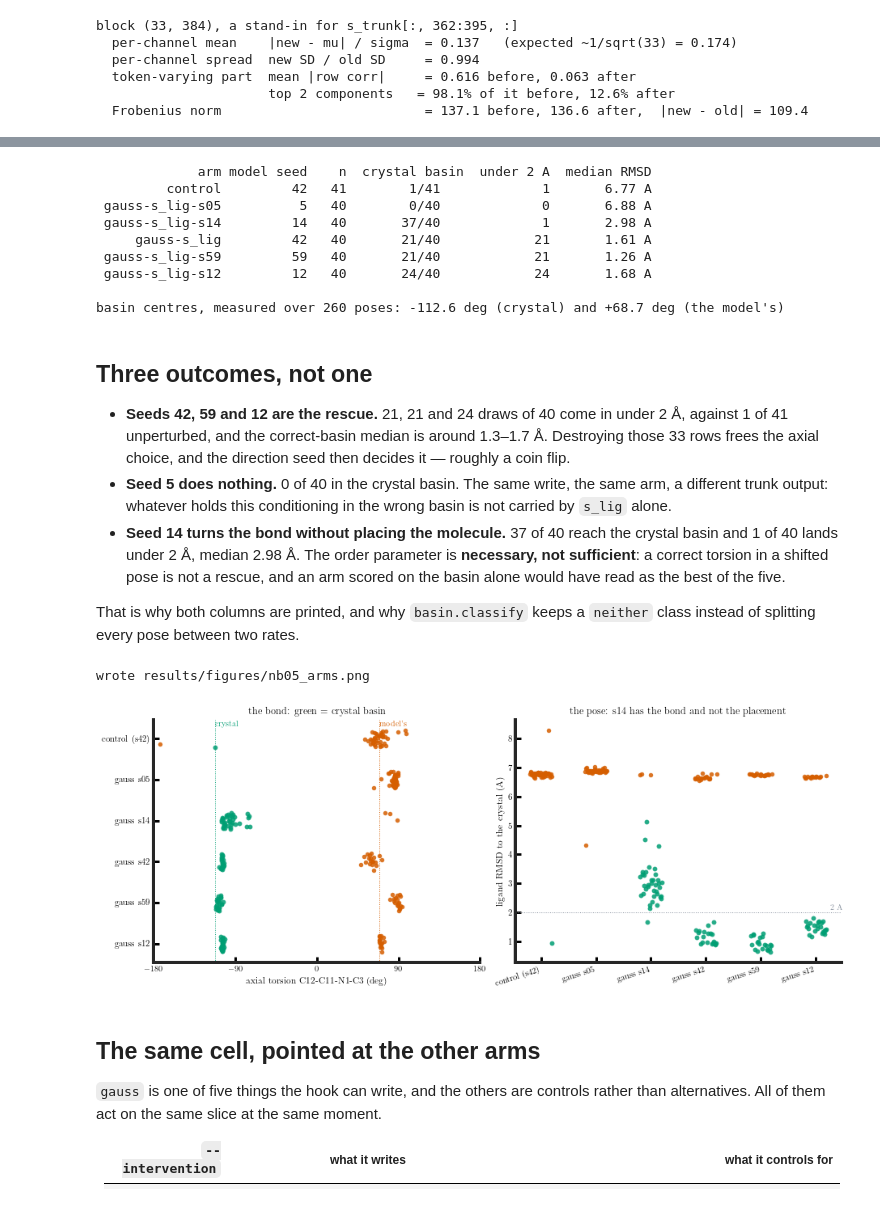
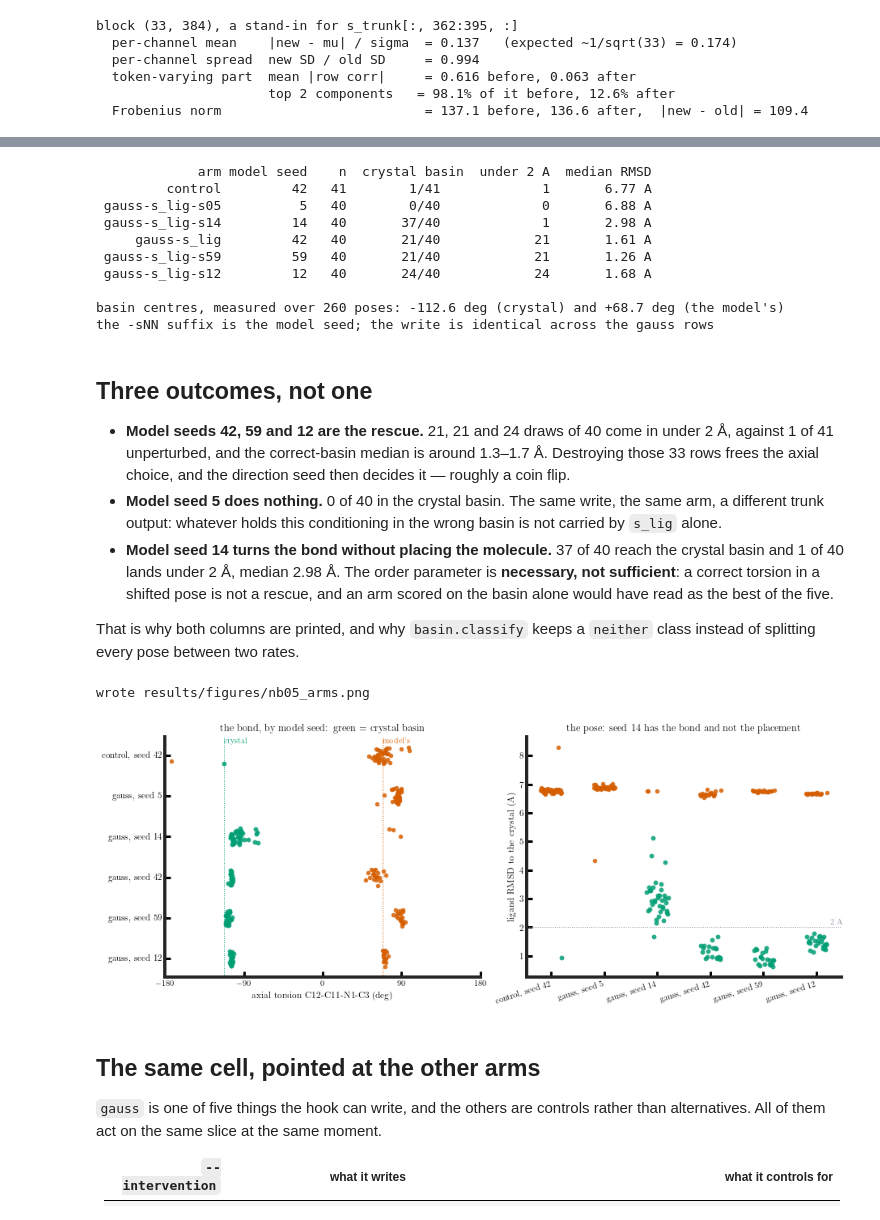
Before and after one commit to Yusheng-cai/Cofolding_TestTimeScaling, a Jupyter notebook: notebooks/05_slig_gauss.ipynb, the cells around one changed output, grey strips where cells are left out. Cells and saved outputs as stored; diff of their text form; code cells hidden in the pictures.

```diff
--- a/notebooks/05_slig_gauss.ipynb
+++ b/notebooks/05_slig_gauss.ipynb
@@ -116,7 +116,14 @@ ax.text(5.32, 1.66, f'{N_PROT} protein rows + {N_LIG} ligand rows',
 ax.text(5.32, 0.60, 'untouched in this arm: the five tensors diffusion gets from $z$\n'
                     'are built before sample(), so reaching them needs the conditioning hook',
         ha='center', va='top', fontsize=10, color=GREY)
-ax.set_title('One write, at the trunk-to-diffusion hand-off', fontsize=13, color=INK)
+# the project's other write: coordinates, mid-trajectory (notebook 4)
+ax.plot([8.47], [1.15], marker='X', ms=14, color=BLUE, zorder=5)
+ax.annotate('step-140 injection\n(notebook 4): coordinates,\nnot conditioning',
+            xy=(8.47, 1.12), xytext=(9.62, 0.76), ha='center', va='top',
+            fontsize=10.5, color=BLUE,
+            arrowprops=dict(arrowstyle='-', color=BLUE, lw=0.9))
+ax.set_title('Two places this project writes: the hand-off, and step 140 of 200',
+             fontsize=13, color=INK)
 out = ROOT / 'results' / 'figures' / 'nb05_hook.png'
 fig.savefig(out, bbox_inches='tight')
 print('wrote', out.relative_to(ROOT))
@@ -314,6 +339,7 @@ for name, _, _ in ARMS:
           f"{np.median(d['rmsd']):>10.2f} A")
 print(f"\nbasin centres, measured over 260 poses: {basin.CORRECT_CENTRE:+.1f} deg "
       f"(crystal) and {basin.WRONG_CENTRE:+.1f} deg (the model's)")
+print('the -sNN suffix is the model seed; the write is identical across the gauss rows')
 # %% [output]
              arm model seed    n  crystal basin  under 2 A  median RMSD
          control         42   41        1/41             1       6.77 A
@@ -324,17 +350,18 @@ print(f"\nbasin centres, measured over 260 poses: {basin.CORRECT_CENTRE:+.1f} de
  gauss-s_lig-s12         12   40       24/40            24       1.68 A
 
 basin centres, measured over 260 poses: -112.6 deg (crystal) and +68.7 deg (the model's)
+the -sNN suffix is the model seed; the write is identical across the gauss rows
 # %% [markdown]
 ## Three outcomes, not one
 
-- **Seeds 42, 59 and 12 are the rescue.** 21, 21 and 24 draws of 40 come in under
+- **Model seeds 42, 59 and 12 are the rescue.** 21, 21 and 24 draws of 40 come in under
   2 Å, against 1 of 41 unperturbed, and the correct-basin median is around 1.3–1.7 Å.
   Destroying those 33 rows frees the axial choice, and the direction seed then
   decides it — roughly a coin flip.
-- **Seed 5 does nothing.** 0 of 40 in the crystal basin. The same write, the same
+- **Model seed 5 does nothing.** 0 of 40 in the crystal basin. The same write, the same
   arm, a different trunk output: whatever holds this conditioning in the wrong
   basin is not carried by `s_lig` alone.
-- **Seed 14 turns the bond without placing the molecule.** 37 of 40 reach the
+- **Model seed 14 turns the bond without placing the molecule.** 37 of 40 reach the
   crystal basin and 1 of 40 lands under 2 Å, median 2.98 Å. The order parameter is
   **necessary, not sufficient**: a correct torsion in a shifted pose is not a
   rescue, and an arm scored on the basin alone would have read as the best of the
@@ -345,44 +372,44 @@ class instead of splitting every pose between two rates.
 # %%
 fig, (ax, bx) = plt.subplots(1, 2, figsize=(12.8, 4.9), constrained_layout=True)
 order = [n for n, _, _ in ARMS]
-label = {'control': 'control (s42)', 'gauss-s_lig-s05': 'gauss s05',
-         'gauss-s_lig-s14': 'gauss s14', 'gauss-s_lig': 'gauss s42',
-         'gauss-s_lig-s59': 'gauss s59', 'gauss-s_lig-s12': 'gauss s12'}
+label = {'control': 'control, seed 42', 'gauss-s_lig-s05': 'gauss, seed 5',
+         'gauss-s_lig-s14': 'gauss, seed 14', 'gauss-s_lig': 'gauss, seed 42',
+         'gauss-s_lig-s59': 'gauss, seed 59', 'gauss-s_lig-s12': 'gauss, seed 12'}
 
 for i, name in enumerate(order):
     d = arm[name]
     lab = basin.classify(d['tors'])
     jit = np.linspace(-0.2, 0.2, len(d['tors']))
     for sel, colour, size in ((lab == 'correct', GREEN, 34), (lab != 'correct', ORANGE, 30)):
         ax.scatter(d['tors'][sel], i + jit[sel], s=size, color=colour, alpha=0.85,
                    linewidths=0)
         bx.scatter(i + jit[sel], d['rmsd'][sel], s=size, color=colour, alpha=0.85,
                    linewidths=0)
 for centre, colour, name in ((basin.CORRECT_CENTRE, GREEN, 'crystal'),
                              (basin.WRONG_CENTRE, ORANGE, "model's")):
     ax.axvline(centre, color=colour, lw=1.0, ls=':')
     ax.annotate(f' {name}', xy=(centre, 0.995), xycoords=('data', 'axes fraction'),
                 color=colour, fontsize=10, va='top', ha='left')
 ax.set_yticks(range(len(order))); ax.set_yticklabels([label[n] for n in order])
 ax.set_xlim(-180, 180); ax.set_xticks([-180, -90, 0, 90, 180])
 ax.set_xlabel('axial torsion C12-C11-N1-C3 (deg)')
-ax.set_title('the bond: green = crystal basin', fontsize=12.5)
+ax.set_title('the bond, by model seed: green = crystal basin', fontsize=12.5)
 ax.invert_yaxis()
 
 bx.axhline(2.0, color=GREY, lw=1.0, ls=':')
 bx.text(len(order) - 0.5, 2.1, '2 A', color=GREY, fontsize=10, ha='right')
 bx.set_xticks(range(len(order)))
 bx.set_xticklabels([label[n] for n in order], rotation=18, ha='right')
 bx.set_ylabel('ligand RMSD to the crystal (A)')
-bx.set_title('the pose: s14 has the bond and not the placement', fontsize=12.5)
+bx.set_title('the pose: seed 14 has the bond and not the placement', fontsize=12.5)
 for a in (ax, bx):
     a.spines[['top', 'right']].set_visible(False)
 out = ROOT / 'results' / 'figures' / 'nb05_arms.png'
 fig.savefig(out, bbox_inches='tight')
 print('wrote', out.relative_to(ROOT))
 # %% [output]
 wrote results/figures/nb05_arms.png
-[figure, old version]
+[figure, new version]
 # %% [markdown]
 ## The same cell, pointed at the other arms
 
```
Also changed, not shown: parts of 8 cells of this notebook, 3 other files.
